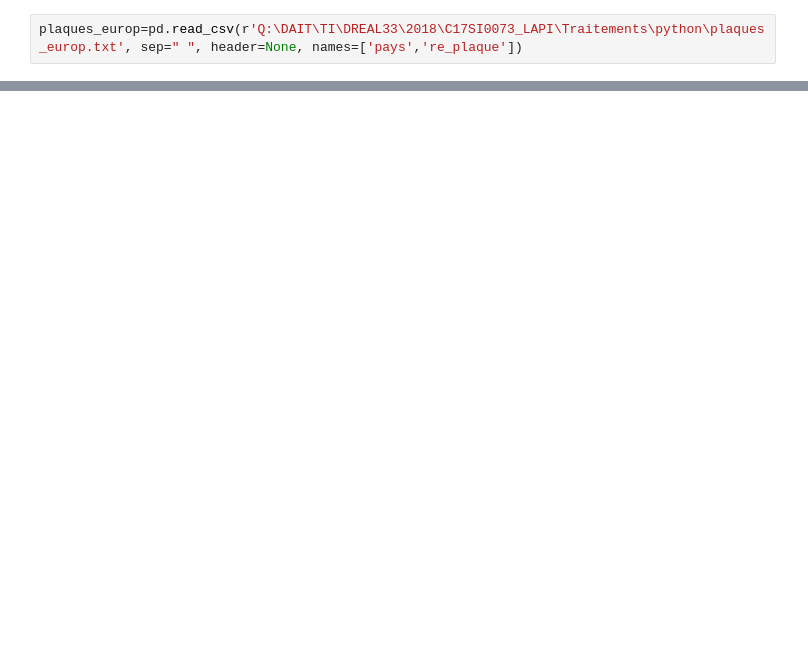
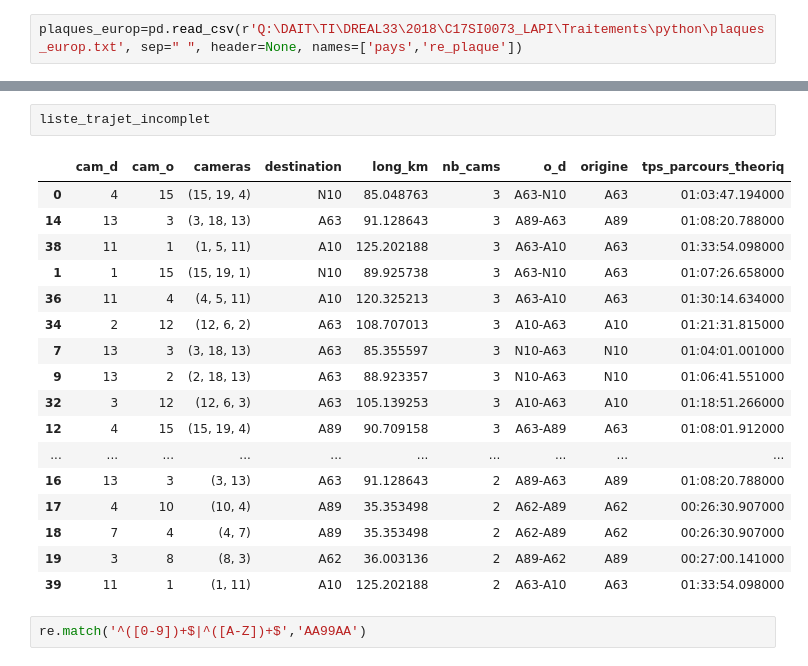
Before and after one commit to nantodevison/lapi, a Jupyter notebook: Carto_Lapi/Analyse/Donnees_postraitees.ipynb, the cells around one changed output, grey strips where cells are left out. Saved outputs shown, nothing was run; the diff lists cells and outputs as text; blank space fills up the shorter version.

```diff
--- a/Carto_Lapi/Analyse/Donnees_postraitees.ipynb
+++ b/Carto_Lapi/Analyse/Donnees_postraitees.ipynb
@@ -526,0 +548,22 @@ t.liste_complete_trajet.cameras.tolist()
+# %%
+liste_trajet_incomplet
+# %% [output]
+|  | cam_d | cam_o | cameras | destination | long_km | nb_cams | o_d | origine | tps_parcours_theoriq |
+| 0 | 4 | 15 | (15, 19, 4) | N10 | 85.048763 | 3 | A63-N10 | A63 | 01:03:47.194000 |
+| 14 | 13 | 3 | (3, 18, 13) | A63 | 91.128643 | 3 | A89-A63 | A89 | 01:08:20.788000 |
+| 38 | 11 | 1 | (1, 5, 11) | A10 | 125.202188 | 3 | A63-A10 | A63 | 01:33:54.098000 |
+| 1 | 1 | 15 | (15, 19, 1) | N10 | 89.925738 | 3 | A63-N10 | A63 | 01:07:26.658000 |
+| 36 | 11 | 4 | (4, 5, 11) | A10 | 120.325213 | 3 | A63-A10 | A63 | 01:30:14.634000 |
+| 34 | 2 | 12 | (12, 6, 2) | A63 | 108.707013 | 3 | A10-A63 | A10 | 01:21:31.815000 |
+| 7 | 13 | 3 | (3, 18, 13) | A63 | 85.355597 | 3 | N10-A63 | N10 | 01:04:01.001000 |
+| 9 | 13 | 2 | (2, 18, 13) | A63 | 88.923357 | 3 | N10-A63 | N10 | 01:06:41.551000 |
+| 32 | 3 | 12 | (12, 6, 3) | A63 | 105.139253 | 3 | A10-A63 | A10 | 01:18:51.266000 |
+| 12 | 4 | 15 | (15, 19, 4) | A89 | 90.709158 | 3 | A63-A89 | A63 | 01:08:01.912000 |
+| ... | ... | ... | ... | ... | ... | ... | ... | ... | ... |
+| 16 | 13 | 3 | (3, 13) | A63 | 91.128643 | 2 | A89-A63 | A89 | 01:08:20.788000 |
+| 17 | 4 | 10 | (10, 4) | A89 | 35.353498 | 2 | A62-A89 | A62 | 00:26:30.907000 |
+| 18 | 7 | 4 | (4, 7) | A89 | 35.353498 | 2 | A62-A89 | A62 | 00:26:30.907000 |
+| 19 | 3 | 8 | (8, 3) | A62 | 36.003136 | 2 | A89-A62 | A89 | 00:27:00.141000 |
+| 39 | 11 | 1 | (1, 11) | A10 | 125.202188 | 2 | A63-A10 | A63 | 01:33:54.098000 |
+# %%
+re.match('^([0-9])+$|^([A-Z])+$','AA99AA')
```
Also changed, not shown: parts of 38 cells of this notebook, 1 other file.
